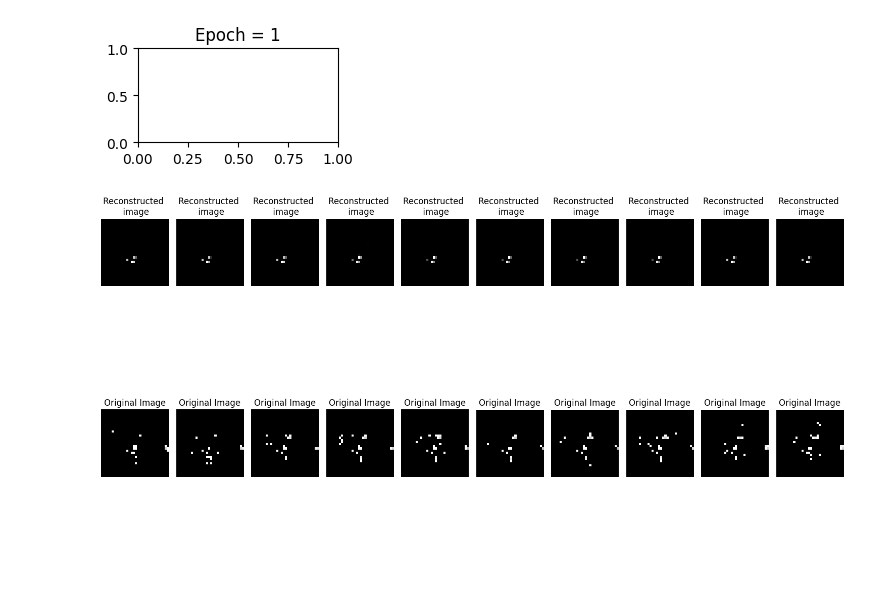
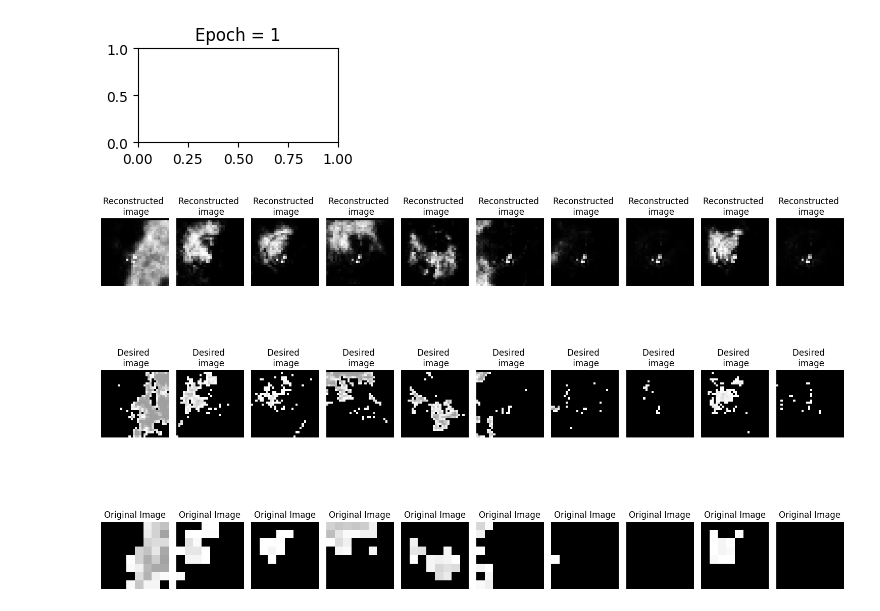
Before and after one commit to jakkaj/nanoGPT, a Jupyter notebook: bom/encoders/encode_sample_3.ipynb, the cells around one changed output. Drawn from its saved outputs; the diff is of its cells as text; code cells hidden in the pictures; blank space fills up the shorter version.

```diff
--- a/bom/encoders/encode_sample_3.ipynb
+++ b/bom/encoders/encode_sample_3.ipynb
@@ -15,23 +25,16 @@ transform = torchvision.transforms.Compose([
 # %%
 # load pickle file from ../data/scratch/img_pairs.pkl
-with open("../../data/scratch/img_pairs.pkl", "rb") as f:
-	train_dataset = pickle.load(f)
 
-transformed_train_dataset = [(transform(image), transform(label)) for image, label in train_dataset]
-
-n = len(transformed_train_dataset)
-train_data = transformed_train_dataset[:int(n*0.9)]
-val_data = transformed_train_dataset[int(n*0.9):]
 
 
 
 counter = 1
 
 
-
+iplus = 600
 
 for idx in range(10):
-	idx = idx + 150
+	idx = idx + iplus
 	val = transformed_train_dataset[idx][0]
 	plt.subplot(2, 10, counter)
 	plt.title("Low \n image")
@@ -42,7 +45,7 @@ for idx in range(10):
 	counter += 1
 
 for idx in range(10):
-    idx = idx + 150
+    idx = idx + iplus
     val = transformed_train_dataset[idx][1]
     plt.subplot(2, 10, counter)
     plt.imshow(val.reshape(32, 32), cmap='gray')
@@ -248,7 +267,7 @@ outputs = {}
 
 # Extracting the last batch from the test
 # dataset
-validation_data = val_data[1000:1020]
+validation_data = random.sample(val_data, 10)
 
 scored_images = []
 
@@ -259,43 +278,52 @@ for val_item in validation_data:
 	to_score = to_score.to('cuda')
 	scored = model.decode(to_score)
 
-	scored_images.append((val_item[1], scored))
+	scored_images.append((val_item[1], scored, val_item[0]))
 
 
 # Generating output for the obtained
 # batch
 
 
 counter = 1
 
 
 # Plotting first 10 images of the batch
 for idx in range(len(validation_data)):
-	plt.subplot(2, 10, counter)
+	plt.subplot(3, 10, counter)
 	plt.title("Reconstructed \n image")
 	plt.imshow(scored_images[idx][1].cpu().detach().reshape(32, 32), cmap='gray')
+	plt.axis('off')
+
+	# Incrementing subplot counter
+	counter += 1
+
+for idx in range(len(validation_data)):
+	plt.subplot(3, 10, counter)
+	plt.title("Desired \n image")
+	plt.imshow(scored_images[idx][0].cpu().detach().reshape(32, 32), cmap='gray')
 	plt.axis('off')
 
 	# Incrementing subplot counter
 	counter += 1
 
 # Plotting original images
 
 # Plotting first 10 images
 for idx in range(len(validation_data)):
 
-    plt.subplot(2, 10, counter)
-    plt.imshow(scored_images[idx][0].reshape(32, 32), cmap='gray')
+    plt.subplot(3, 10, counter)
+    plt.imshow(scored_images[idx][2].reshape(8, 8), cmap='gray')
     plt.title("Original Image")
     plt.axis('off')
 
 	# Incrementing subplot counter
     counter += 1
 
 plt.tight_layout()
 plt.show()
 # %% [output]
-[figure, old version]
+[figure, new version]
 # %%
 torch.save(model.state_dict(), 'RADAR_UPSCALER.pth')
 # %%
```
Also changed, not shown: parts of 6 cells of this notebook.
